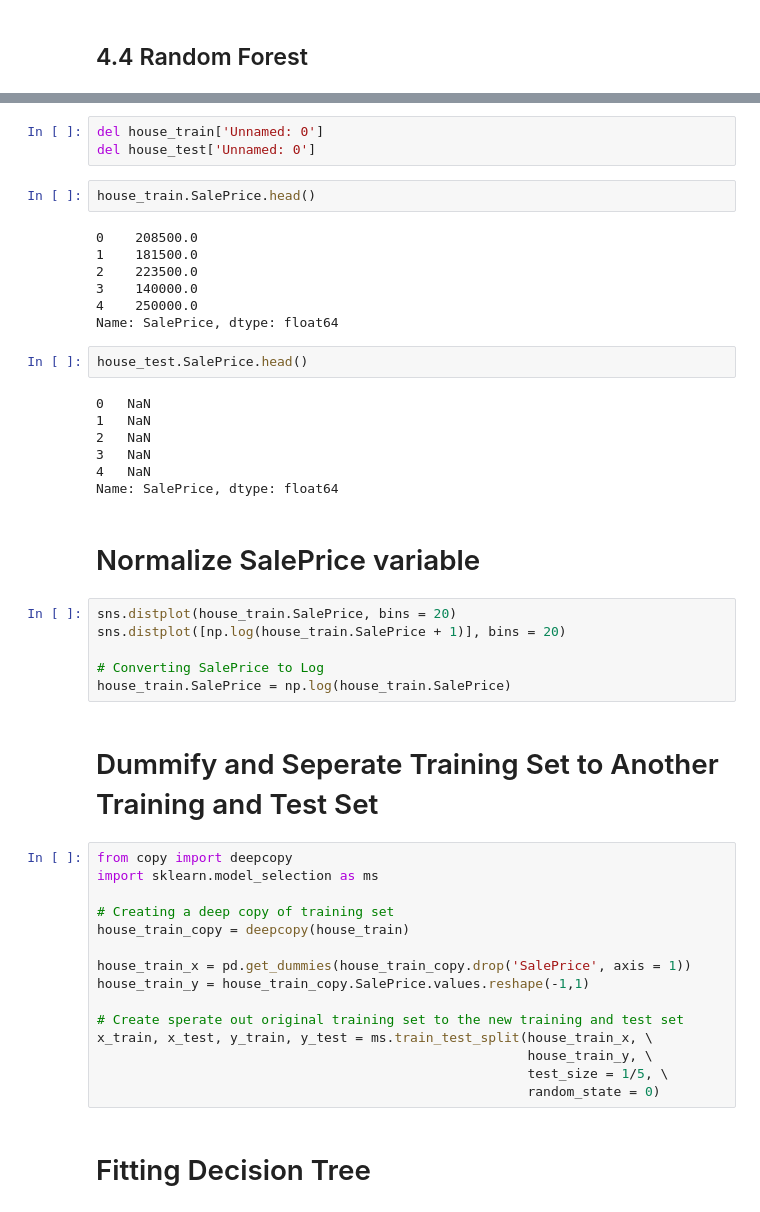
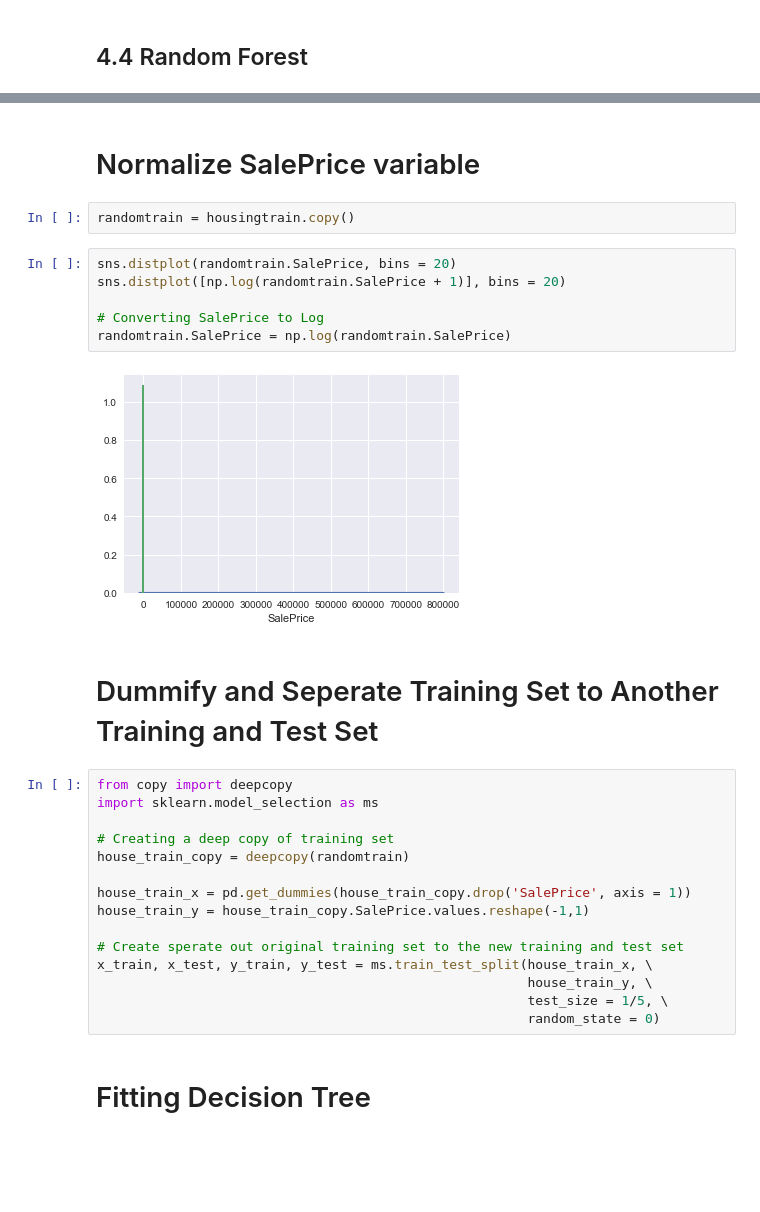
Before and after one commit to reflexiveprophecy/Kaggle_Predict_Ames_Iowa_Housing_Prices, a Jupyter notebook: Wenchang_Qian_Kaggle_Ames_Iowa_Housing_Price_Prediction.ipynb, the cells around one changed output, grey strips where cells are left out. Cells and saved outputs as stored; diff of their text form; blank space fills up the shorter version.

```diff
--- a/Wenchang_Qian_Kaggle_Ames_Iowa_Housing_Price_Prediction.ipynb
+++ b/Wenchang_Qian_Kaggle_Ames_Iowa_Housing_Price_Prediction.ipynb
@@ -1511,32 +1453,15 @@ house_test.isnull().any().sum() # Only SalePrice is still Null
-# %%
-del house_train['Unnamed: 0']
-del house_test['Unnamed: 0']
-# %%
-house_train.SalePrice.head()
-# %% [output]
-0    208500.0
-1    181500.0
-2    223500.0
-3    140000.0
-4    250000.0
-Name: SalePrice, dtype: float64
-# %%
-house_test.SalePrice.head()
-# %% [output]
-0   NaN
-1   NaN
-2   NaN
-3   NaN
-4   NaN
-Name: SalePrice, dtype: float64
 # %% [markdown]
 # Normalize SalePrice variable
+# %%
+randomtrain = housingtrain.copy()
 # %%
-sns.distplot(house_train.SalePrice, bins = 20)
-sns.distplot([np.log(house_train.SalePrice + 1)], bins = 20)
+sns.distplot(randomtrain.SalePrice, bins = 20)
+sns.distplot([np.log(randomtrain.SalePrice + 1)], bins = 20)
 
 # Converting SalePrice to Log
-house_train.SalePrice = np.log(house_train.SalePrice)
+randomtrain.SalePrice = np.log(randomtrain.SalePrice)
+# %% [output]
+[figure, added]
 # %% [markdown]
 # Dummify and Seperate Training Set to Another Training and Test Set
 # %%
@@ -1544,7 +1469,7 @@ from copy import deepcopy
 import sklearn.model_selection as ms
 
 # Creating a deep copy of training set
-house_train_copy = deepcopy(house_train)
+house_train_copy = deepcopy(randomtrain)
 
 house_train_x = pd.get_dummies(house_train_copy.drop('SalePrice', axis = 1))
 house_train_y = house_train_copy.SalePrice.values.reshape(-1,1)
```
Also changed, not shown: parts of 72 cells of this notebook, 2 other files.
